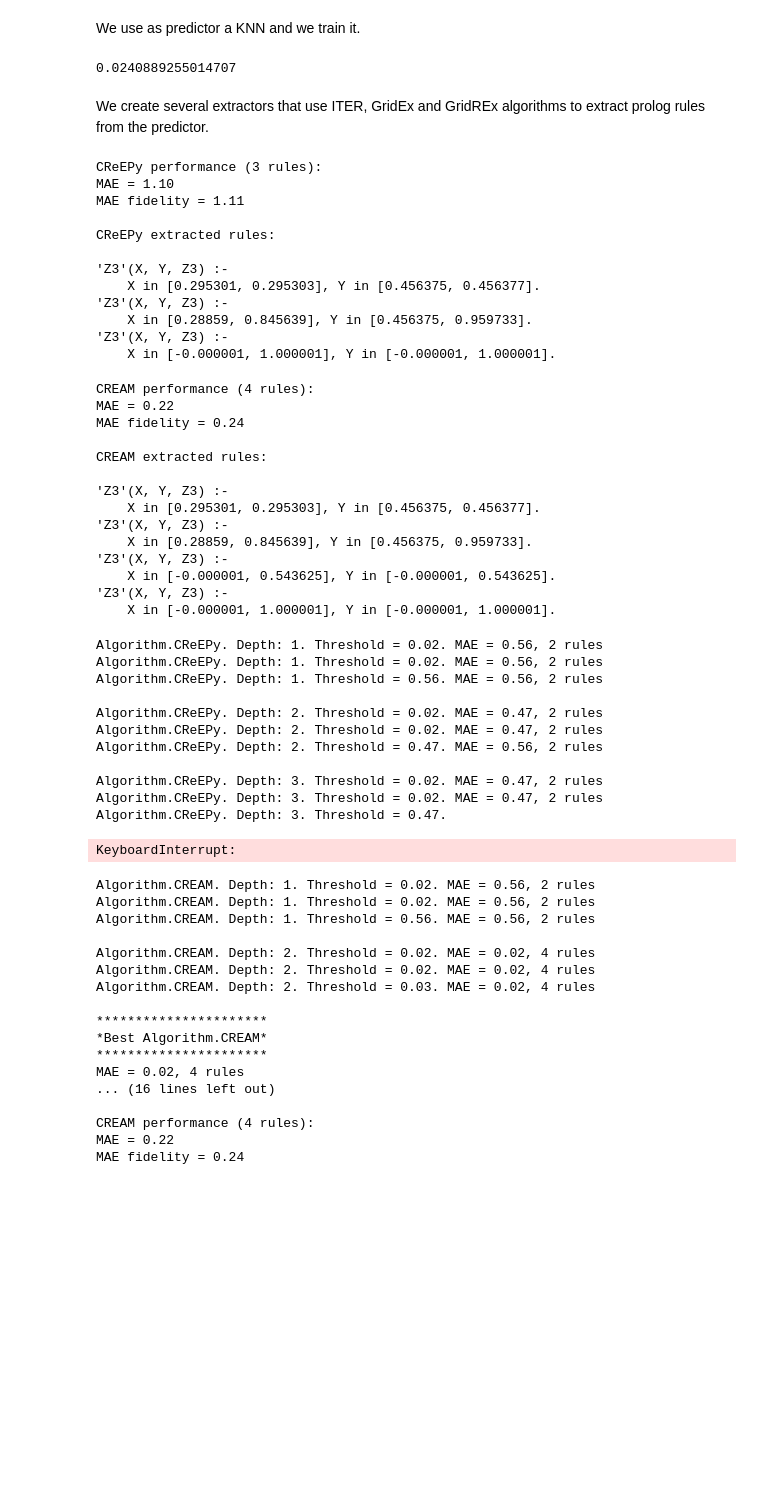
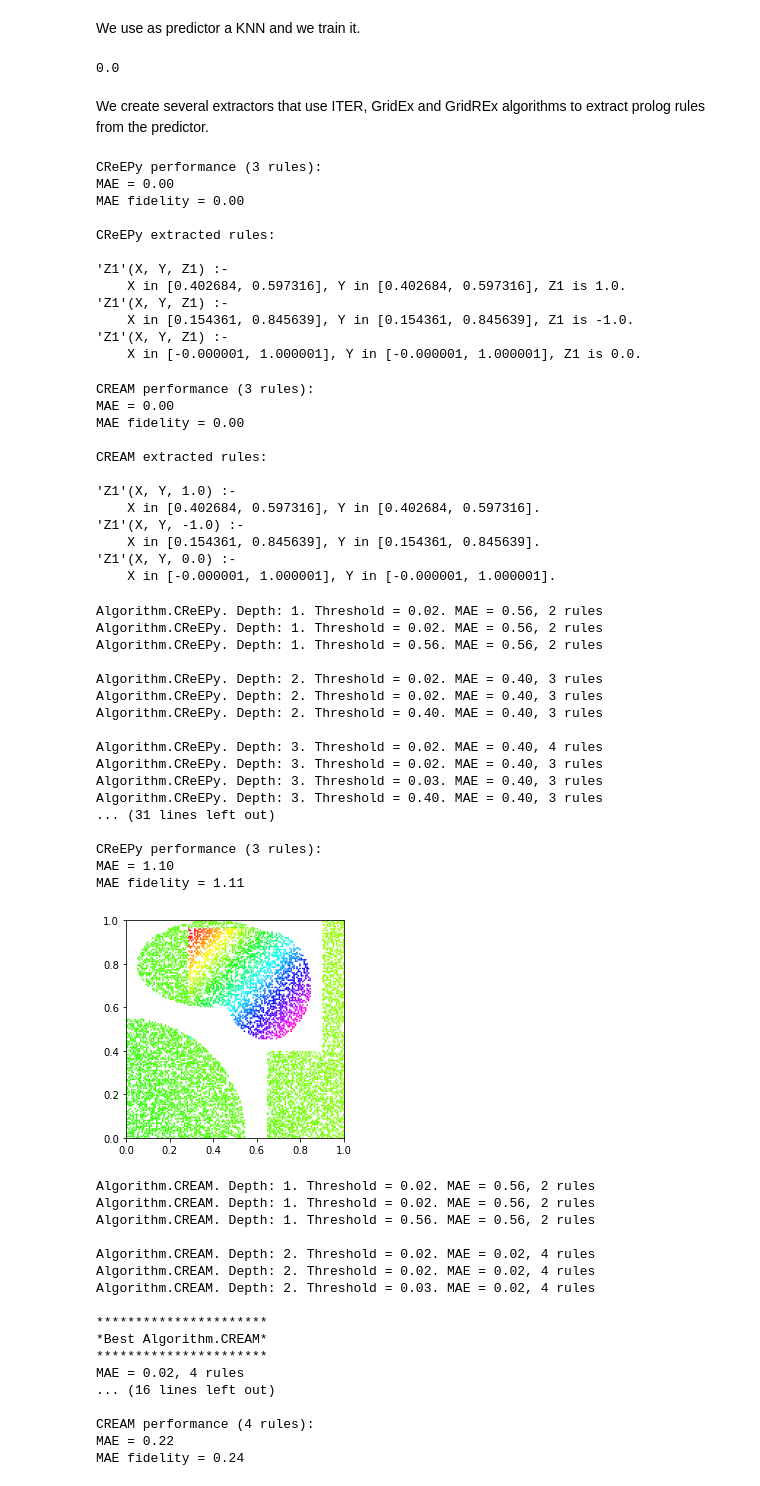
Before and after one commit to psykei/psyke-python, a Jupyter notebook: DemoRegression.ipynb, the cells around one changed output. Saved outputs shown, nothing was run; the diff lists cells and outputs as text; code cells hidden in the pictures; blank space fills up the shorter version.

Commit message:
implemented theory extraction for clusterExtractor

```diff
--- a/DemoRegression.ipynb
+++ b/DemoRegression.ipynb
@@ -22,7 +22,7 @@ dataset = pd.read_csv("test/resources/datasets/df.csv")
 # %% [markdown]
 Split between train and test set in a reproducible way.
 # %%
-dataset = dataset[["X", "Y", "Z3"]].dropna()
+dataset = dataset[["X", "Y", "Z1"]].dropna()
 train, test = train_test_split(dataset, test_size=0.5, random_state=10)
 # %% [markdown]
 We use as predictor a KNN and we train it.
@@ -31,88 +31,92 @@ predictor = KNeighborsRegressor(n_neighbors=3).fit(train.iloc[:, :-1], train.ilo
 
 print((abs(predictor.predict(test.iloc[:, :-1]).flatten() - test.iloc[:, -1])).mean())
 # %% [output]
-0.0240889255014707
+0.0
 # %% [markdown]
 We create several extractors that use ITER, GridEx and GridREx algorithms to extract prolog rules from the predictor.
 # %%
-creepy = Extractor.creepy(predictor, depth=3, error_threshold=0.02, constant=False)
+creepy = Extractor.creepy(predictor, depth=3, error_threshold=0.02, output=ClusterExtractor.Target.REGRESSION)
 theory_from_creepy = creepy.extract(train)
 print('CReEPy performance ({} rules):\nMAE = {:.2f}\nMAE fidelity = {:.2f}\n'
       .format(creepy.n_rules, creepy.mae(test), creepy.mae(test, predictor)))
 print('CReEPy extracted rules:\n\n' + pretty_theory(theory_from_creepy))
 # %% [output]
 CReEPy performance (3 rules):
-MAE = 1.10
-MAE fidelity = 1.11
+MAE = 0.00
+MAE fidelity = 0.00
 
 CReEPy extracted rules:
 
-'Z3'(X, Y, Z3) :-
-    X in [0.295301, 0.295303], Y in [0.456375, 0.456377].
-'Z3'(X, Y, Z3) :-
-    X in [0.28859, 0.845639], Y in [0.456375, 0.959733].
-'Z3'(X, Y, Z3) :-
-    X in [-0.000001, 1.000001], Y in [-0.000001, 1.000001].
+'Z1'(X, Y, Z1) :-
+    X in [0.402684, 0.597316], Y in [0.402684, 0.597316], Z1 is 1.0.
+'Z1'(X, Y, Z1) :-
+    X in [0.154361, 0.845639], Y in [0.154361, 0.845639], Z1 is -1.0.
+'Z1'(X, Y, Z1) :-
+    X in [-0.000001, 1.000001], Y in [-0.000001, 1.000001], Z1 is 0.0.
 # %%
-cream = Extractor.cream(predictor, depth=2, error_threshold=0.02, constant=False)
+cream = Extractor.cream(predictor, depth=2, error_threshold=0.02, output=ClusterExtractor.Target.CONSTANT)
 theory_from_cream = cream.extract(train)
 print('CREAM performance ({} rules):\nMAE = {:.2f}\nMAE fidelity = {:.2f}\n'
       .format(cream.n_rules, cream.mae(test), cream.mae(test, predictor)))
 print('CREAM extracted rules:\n\n' + pretty_theory(theory_from_cream))
 # %% [output]
-CREAM performance (4 rules):
-MAE = 0.22
-MAE fidelity = 0.24
+CREAM performance (3 rules):
+MAE = 0.00
+MAE fidelity = 0.00
 
 CREAM extracted rules:
 
-'Z3'(X, Y, Z3) :-
-    X in [0.295301, 0.295303], Y in [0.456375, 0.456377].
-'Z3'(X, Y, Z3) :-
-    X in [0.28859, 0.845639], Y in [0.456375, 0.959733].
-'Z3'(X, Y, Z3) :-
-    X in [-0.000001, 0.543625], Y in [-0.000001, 0.543625].
-'Z3'(X, Y, Z3) :-
+'Z1'(X, Y, 1.0) :-
+    X in [0.402684, 0.597316], Y in [0.402684, 0.597316].
+'Z1'(X, Y, -1.0) :-
+    X in [0.154361, 0.845639], Y in [0.154361, 0.845639].
+'Z1'(X, Y, 0.0) :-
     X in [-0.000001, 1.000001], Y in [-0.000001, 1.000001].
 # %%
 #f, (ax1, ax2) = plt.subplots(1, 2, sharey=True)
 #plt.ylim((0, 1))
 #ax1.scatter(test.X, test.Y, c=test.iloc[:, -1], s = 0.5, cmap=plt.cm.get_cmap('gist_rainbow'))
 #ax1.set_xlim((0, 1))
 #ax1.set_aspect("equal")
 #ax2.scatter(test.X, test.Y, c=predictor.predict(test.iloc[:, :-1]), s = 0.5, cmap=plt.cm.get_cmap('gist_rainbow'))
 #ax2.set_xlim((0, 1))
 #ax2.set_aspect("equal")
 #plt.show()
 
 crash = CRASH(predictor, train, max_depth=5, patience=2, readability_tradeoff=.5, algorithm=CRASH.Algorithm.CReEPy)
 crash.search()
 (_, _, depth, threshold) = crash.get_best()[0]
 
-creepy = Extractor.creepy(predictor, depth=depth, error_threshold=threshold, constant=False)
+creepy = Extractor.creepy(predictor, depth=depth, error_threshold=threshold, output=ClusterExtractor.Target.CONSTANT)
 theory_from_creepy = creepy.extract(train)
 print('CReEPy performance ({} rules):\nMAE = {:.2f}\nMAE fidelity = {:.2f}\n'
       .format(creepy.n_rules, creepy.mae(test), creepy.mae(test, predictor)))
 #print('CReEPy extracted rules:\n\n' + pretty_theory(theory_from_cream))
 
 plt.scatter(test.X, test.Y, c=creepy.predict(test.iloc[:, :-1]), s=0.5, cmap=plt.cm.get_cmap('gist_rainbow'))
 plt.xlim((0, 1))
 plt.ylim((0, 1))
 plt.gca().set_aspect("equal")
 plt.show()
 # %% [output]
 Algorithm.CReEPy. Depth: 1. Threshold = 0.02. MAE = 0.56, 2 rules
 Algorithm.CReEPy. Depth: 1. Threshold = 0.02. MAE = 0.56, 2 rules
 Algorithm.CReEPy. Depth: 1. Threshold = 0.56. MAE = 0.56, 2 rules
 
-Algorithm.CReEPy. Depth: 2. Threshold = 0.02. MAE = 0.47, 2 rules
-Algorithm.CReEPy. Depth: 2. Threshold = 0.02. MAE = 0.47, 2 rules
-Algorithm.CReEPy. Depth: 2. Threshold = 0.47. MAE = 0.56, 2 rules
+Algorithm.CReEPy. Depth: 2. Threshold = 0.02. MAE = 0.40, 3 rules
+Algorithm.CReEPy. Depth: 2. Threshold = 0.02. MAE = 0.40, 3 rules
+Algorithm.CReEPy. Depth: 2. Threshold = 0.40. MAE = 0.40, 3 rules
 
-Algorithm.CReEPy. Depth: 3. Threshold = 0.02. MAE = 0.47, 2 rules
-Algorithm.CReEPy. Depth: 3. Threshold = 0.02. MAE = 0.47, 2 rules
-Algorithm.CReEPy. Depth: 3. Threshold = 0.47.
+Algorithm.CReEPy. Depth: 3. Threshold = 0.02. MAE = 0.40, 4 rules
+Algorithm.CReEPy. Depth: 3. Threshold = 0.02. MAE = 0.40, 3 rules
+Algorithm.CReEPy. Depth: 3. Threshold = 0.03. MAE = 0.40, 3 rules
+Algorithm.CReEPy. Depth: 3. Threshold = 0.40. MAE = 0.40, 3 rules
+... (31 lines left out)
+
+CReEPy performance (3 rules):
+MAE = 1.10
+MAE fidelity = 1.11
-KeyboardInterrupt:
+[figure, added]
 # %%
 #f, (ax1, ax2) = plt.subplots(1, 2, sharey=True)
 #plt.ylim((0, 1))
```
Also changed, not shown: parts of 2 cells of this notebook, 9 other files.
